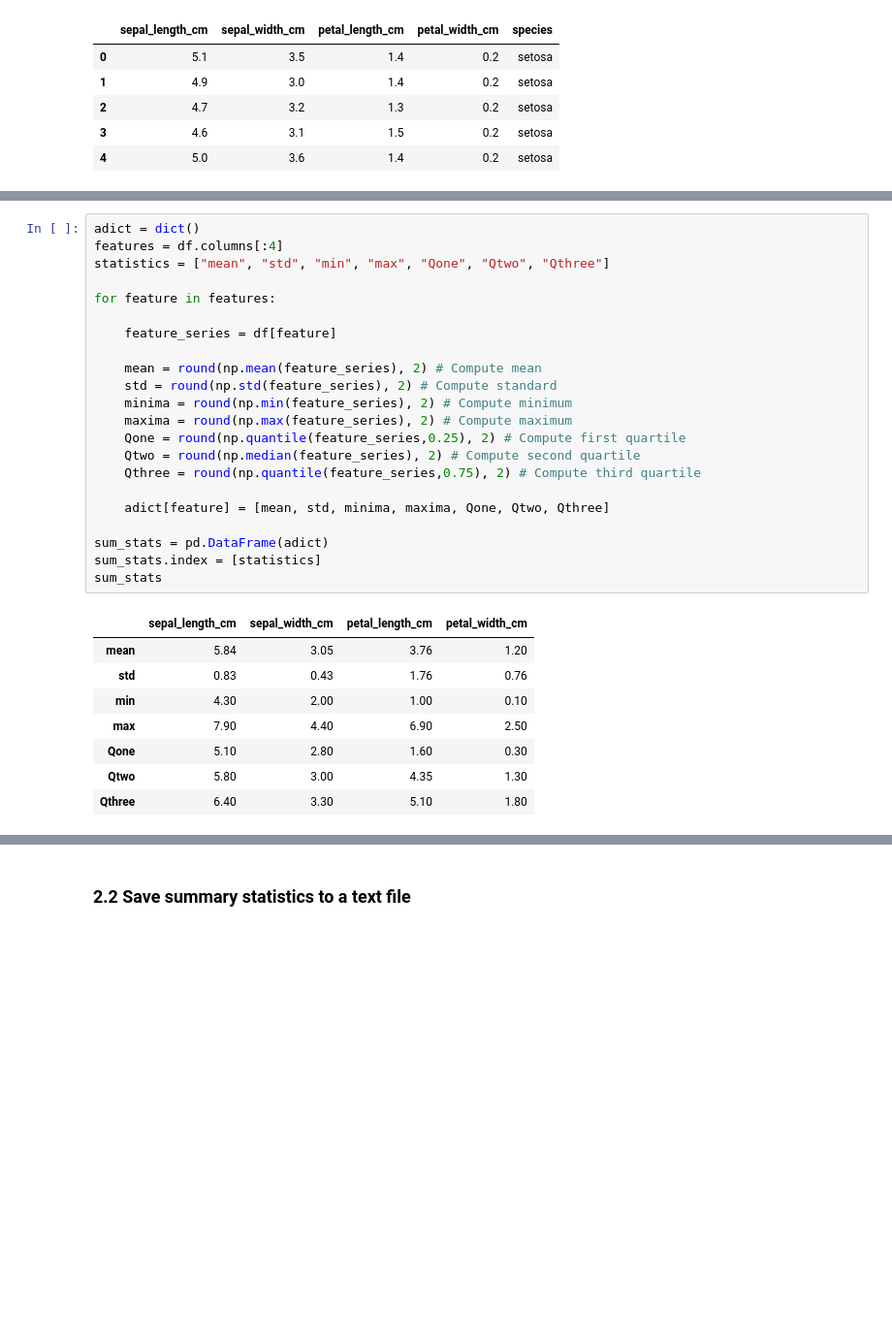
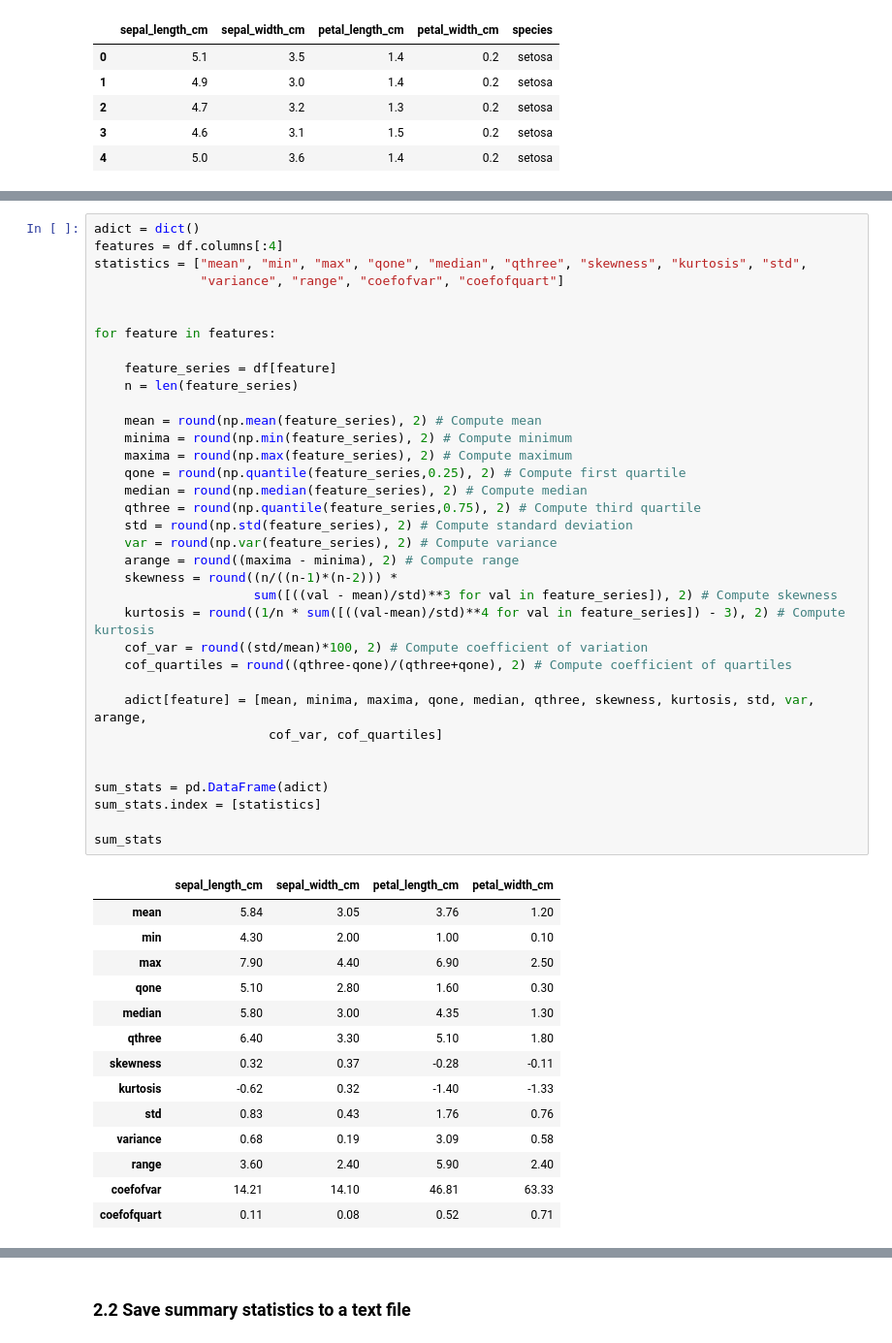
Before and after one commit to aldaszarnauskas/exploratory_analysis_iris_dataset, a Jupyter notebook: pands-project.ipynb, the cells around one changed output, grey strips where cells are left out. Shown at 97% size. Saved outputs shown, nothing was run; the diff lists cells and outputs as text; blank space fills up the shorter version.

Commit message:
summary statistics updated

```diff
--- a/pands-project.ipynb
+++ b/pands-project.ipynb
@@ -155,31 +181,50 @@ https://www.geeksforgeeks.org/enumerate-in-python/*
 # %%
 adict = dict()
 features = df.columns[:4]
-statistics = ["mean", "std", "min", "max", "Qone", "Qtwo", "Qthree"]
+statistics = ["mean", "min", "max", "qone", "median", "qthree", "skewness", "kurtosis", "std",
+              "variance", "range", "coefofvar", "coefofquart"]
+
 
 for feature in features:
 
     feature_series = df[feature]
+    n = len(feature_series)
 
     mean = round(np.mean(feature_series), 2) # Compute mean
-    std = round(np.std(feature_series), 2) # Compute standard
     minima = round(np.min(feature_series), 2) # Compute minimum
     maxima = round(np.max(feature_series), 2) # Compute maximum
-    Qone = round(np.quantile(feature_series,0.25), 2) # Compute first quartile
-    Qtwo = round(np.median(feature_series), 2) # Compute second quartile
-    Qthree = round(np.quantile(feature_series,0.75), 2) # Compute third quartile
+    qone = round(np.quantile(feature_series,0.25), 2) # Compute first quartile
+    median = round(np.median(feature_series), 2) # Compute median
+    qthree = round(np.quantile(feature_series,0.75), 2) # Compute third quartile
+    std = round(np.std(feature_series), 2) # Compute standard deviation
+    var = round(np.var(feature_series), 2) # Compute variance
+    arange = round((maxima - minima), 2) # Compute range
+    skewness = round((n/((n-1)*(n-2))) *
+                     sum([((val - mean)/std)**3 for val in feature_series]), 2) # Compute skewness
+    kurtosis = round((1/n * sum([((val-mean)/std)**4 for val in feature_series]) - 3), 2) # Compute kurtosis
+    cof_var = round((std/mean)*100, 2) # Compute coefficient of variation
+    cof_quartiles = round((qthree-qone)/(qthree+qone), 2) # Compute coefficient of quartiles
 
-    adict[feature] = [mean, std, minima, maxima, Qone, Qtwo, Qthree]
+    adict[feature] = [mean, minima, maxima, qone, median, qthree, skewness, kurtosis, std, var, arange,
+                       cof_var, cof_quartiles]
+
 
 sum_stats = pd.DataFrame(adict)
 sum_stats.index = [statistics]
+
 sum_stats
 # %% [output]
 |  | sepal_length_cm | sepal_width_cm | petal_length_cm | petal_width_cm |
 | mean | 5.84 | 3.05 | 3.76 | 1.20 |
-| std | 0.83 | 0.43 | 1.76 | 0.76 |
 | min | 4.30 | 2.00 | 1.00 | 0.10 |
 | max | 7.90 | 4.40 | 6.90 | 2.50 |
-| Qone | 5.10 | 2.80 | 1.60 | 0.30 |
-| Qtwo | 5.80 | 3.00 | 4.35 | 1.30 |
-| Qthree | 6.40 | 3.30 | 5.10 | 1.80 |
+| qone | 5.10 | 2.80 | 1.60 | 0.30 |
+| median | 5.80 | 3.00 | 4.35 | 1.30 |
+| qthree | 6.40 | 3.30 | 5.10 | 1.80 |
+| skewness | 0.32 | 0.37 | -0.28 | -0.11 |
+| kurtosis | -0.62 | 0.32 | -1.40 | -1.33 |
+| std | 0.83 | 0.43 | 1.76 | 0.76 |
+| variance | 0.68 | 0.19 | 3.09 | 0.58 |
+| range | 3.60 | 2.40 | 5.90 | 2.40 |
+| coefofvar | 14.21 | 14.10 | 46.81 | 63.33 |
+| coefofquart | 0.11 | 0.08 | 0.52 | 0.71 |
```
Also changed, not shown: parts of 18 cells of this notebook.
